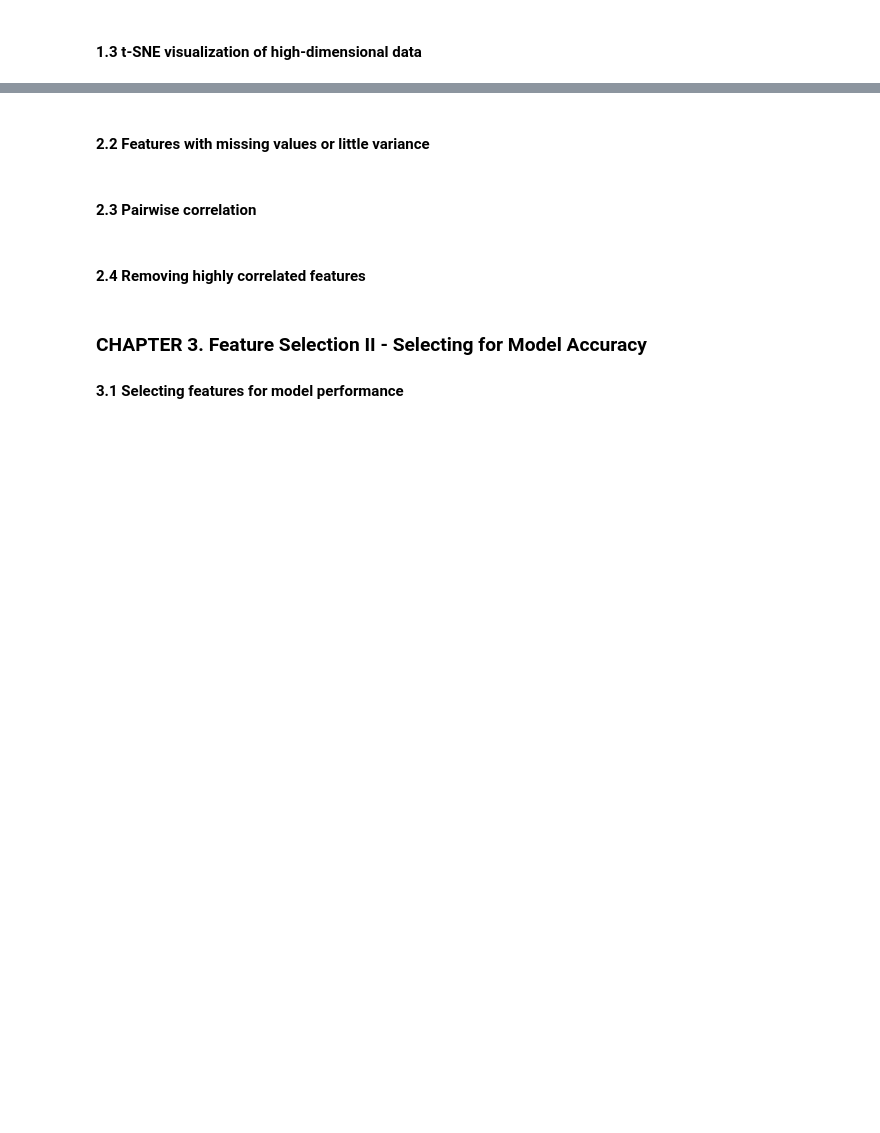
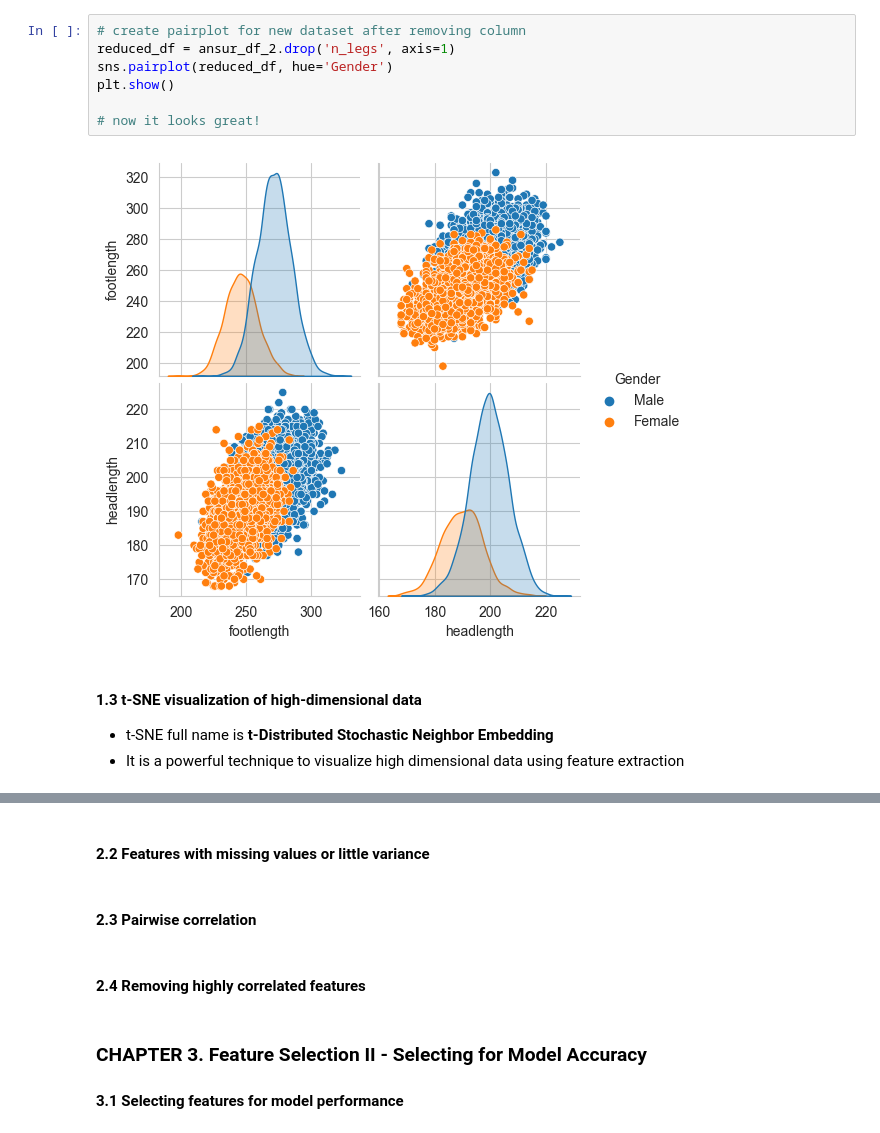
Before and after one commit to GuoweiYang19891101/datacamp_machine_learning_scientist_python, a Jupyter notebook: 7_dimension_reduction.ipynb, the cells around one changed output, grey strips where cells are left out. Saved outputs shown, nothing was run; the diff lists cells and outputs as text; blank space fills up the shorter version.

```diff
--- a/7_dimension_reduction.ipynb
+++ b/7_dimension_reduction.ipynb
@@ -9,2 +142,14 @@
+# %%
+# create pairplot for new dataset after removing column
+reduced_df = ansur_df_2.drop('n_legs', axis=1)
+sns.pairplot(reduced_df, hue='Gender')
+plt.show()
+
+# now it looks great!
+# %% [output]
+[figure, added]
 # %% [markdown]
 #### 1.3 t-SNE visualization of high-dimensional data
+
+* t-SNE full name is **t-Distributed Stochastic Neighbor Embedding**
+* It is a powerful technique to visualize high dimensional data using feature extraction
```
Also changed, not shown: parts of 17 cells of this notebook.
